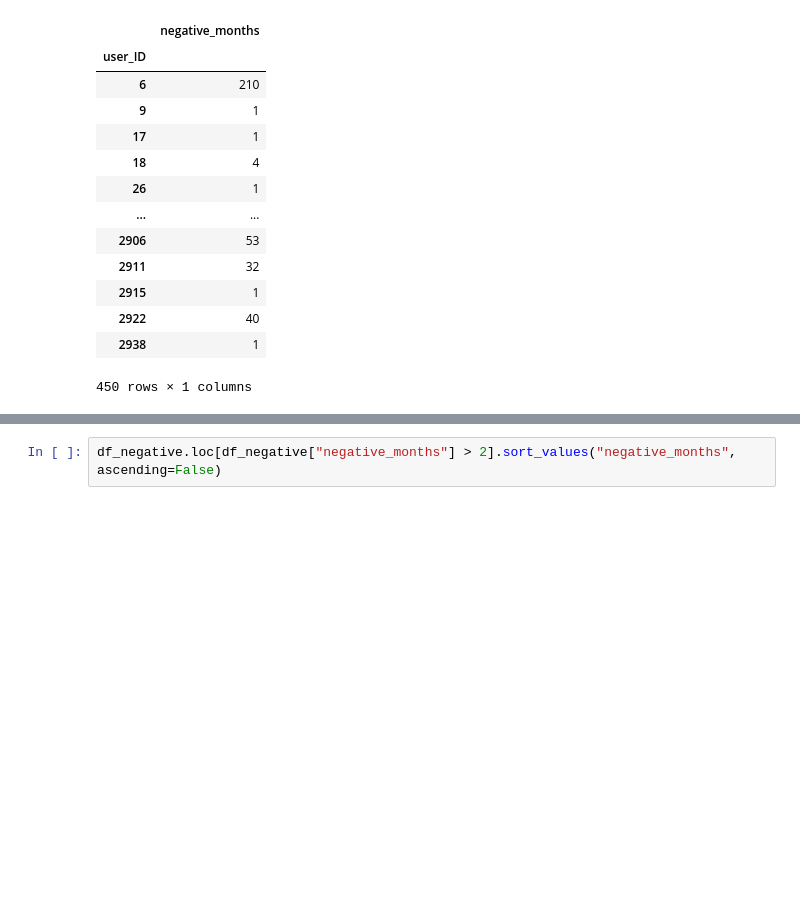
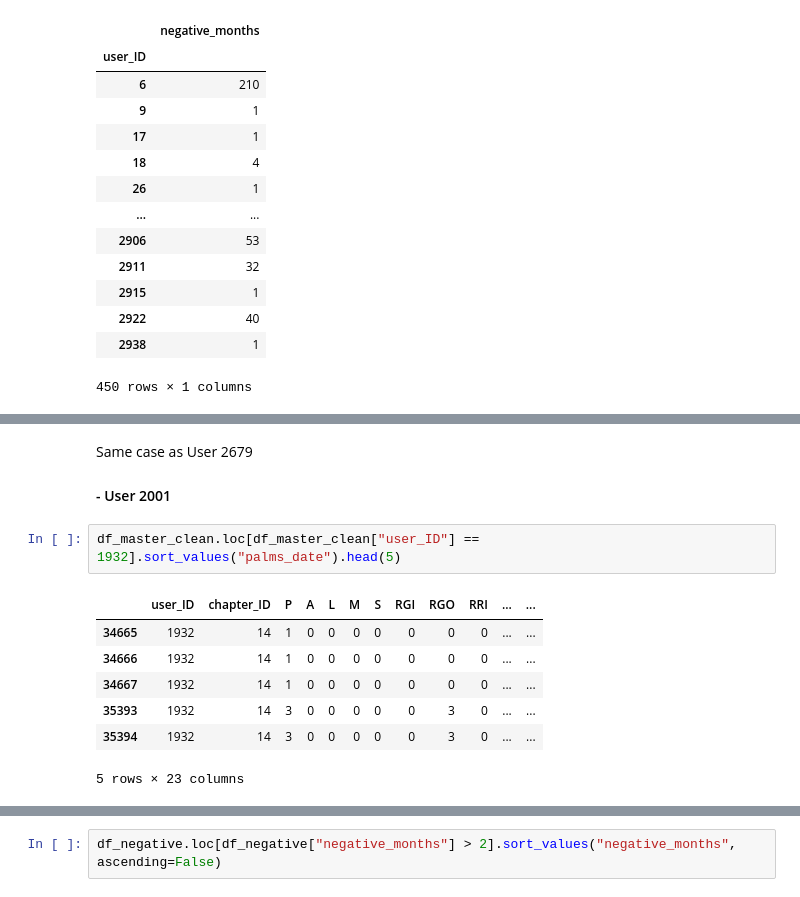
Before and after one commit to ricnorr/bachelor_thesis, a Jupyter notebook: main_script.ipynb, the cells around one changed output, grey strips where cells are left out. Cells and saved outputs as stored; diff of their text form; blank space fills up the shorter version.

```diff
--- a/main_script.ipynb
+++ b/main_script.ipynb
@@ -416,0 +460,13 @@
+# %% [markdown]
+Same case as User 2679
+#### - User 2001
+# %%
+df_master_clean.loc[df_master_clean["user_ID"] == 1932].sort_values("palms_date").head(5)
+# %% [output]
+|  | user_ID | chapter_ID | P | A | L | M | S | RGI | RGO | RRI | ... | ... |
+| 34665 | 1932 | 14 | 1 | 0 | 0 | 0 | 0 | 0 | 0 | 0 | ... | ... |
+| 34666 | 1932 | 14 | 1 | 0 | 0 | 0 | 0 | 0 | 0 | 0 | ... | ... |
+| 34667 | 1932 | 14 | 1 | 0 | 0 | 0 | 0 | 0 | 0 | 0 | ... | ... |
+| 35393 | 1932 | 14 | 3 | 0 | 0 | 0 | 0 | 0 | 3 | 0 | ... | ... |
+| 35394 | 1932 | 14 | 3 | 0 | 0 | 0 | 0 | 0 | 3 | 0 | ... | ... |
+5 rows × 23 columns
```
Also changed, not shown: parts of 26 cells of this notebook, 2 other files.
